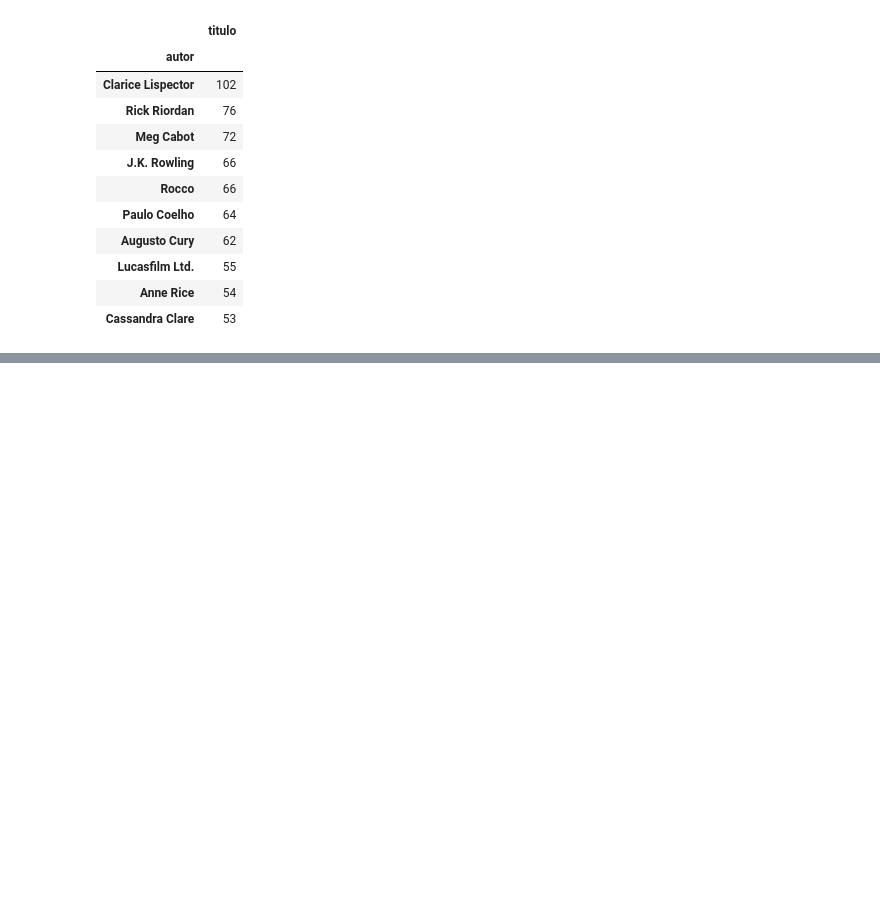
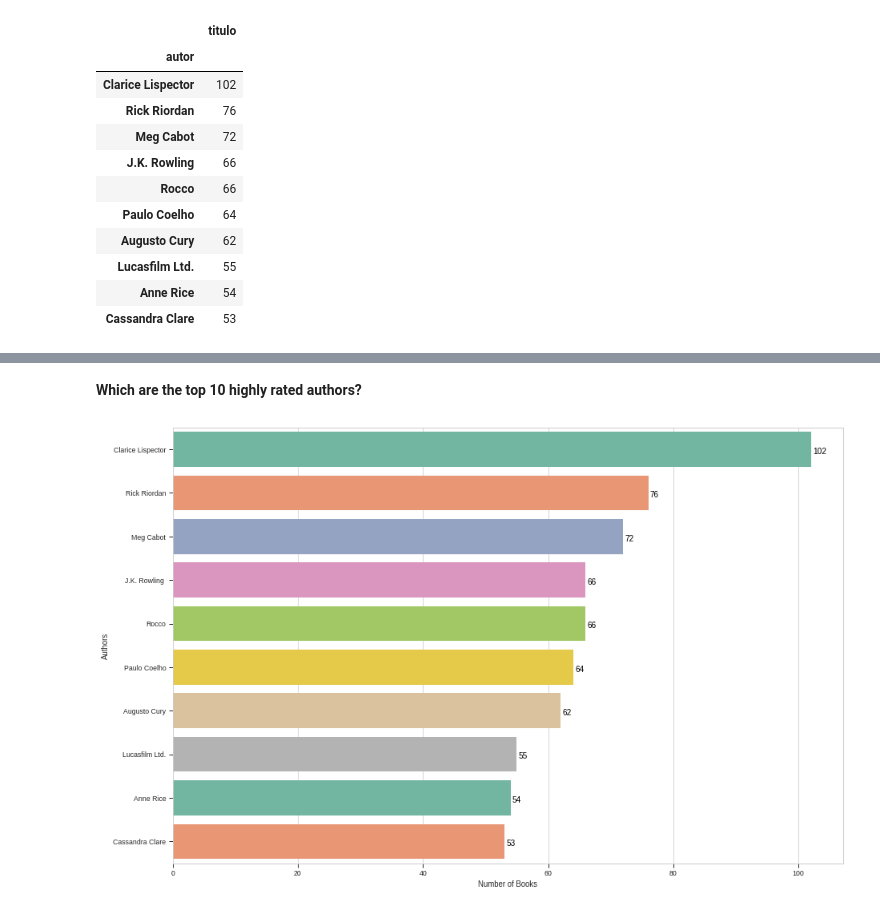
Before and after one commit to cabarros3/data_analysis, a Jupyter notebook: skoob/skoob.ipynb, the cells around one changed output, grey strips where cells are left out. Drawn from its saved outputs; the diff is of its cells as text; code cells hidden in the pictures; blank space fills up the shorter version.

```diff
--- a/skoob/skoob.ipynb
+++ b/skoob/skoob.ipynb
@@ -339,0 +337,13 @@ plt.show()
+# %% [markdown]
+**Which are the top 10 highly rated authors?**
+# %%
+high_rated_author = df_final[df_final['rating'] >= 4.3]
+high_rated_author = df_final.groupby('autor')['titulo'].count().reset_index().sort_values('titulo', ascending=False).head(10).set_index('autor')
+plt.figure(figsize=(15,10))
+ax = sns.barplot(high_rated_author['titulo'], high_rated_author.index, palette='Set2')
+ax.set_xlabel("Number of Books")
+ax.set_ylabel("Authors")
+for i in ax.patches:
+    ax.text(i.get_width()+.3, i.get_y()+0.5, str(round(i.get_width())), fontsize = 10, color = 'k')
+# %% [output]
+[figure, added]
```
Also changed, not shown: parts of 8 cells of this notebook.
